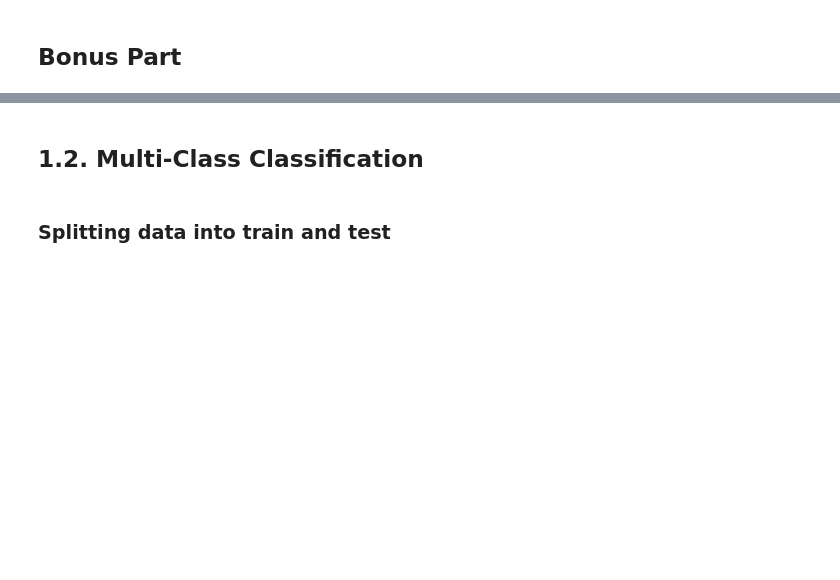
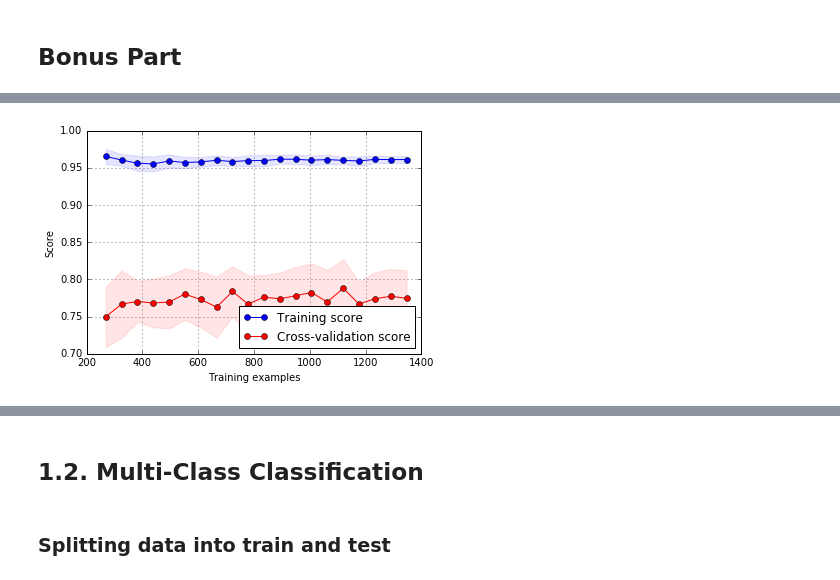
Before and after one commit to meryemmhamdi1/Gokcen_Meryem_Riyadh_ADA, a Jupyter notebook: 04 - Applied ML/HW4.ipynb, the cells around one changed output, grey strips where cells are left out. Saved outputs shown, nothing was run; the diff lists cells and outputs as text; code cells hidden in the pictures; blank space fills up the shorter version.

```diff
--- a/04 - Applied ML/HW4.ipynb
+++ b/04 - Applied ML/HW4.ipynb
@@ -327 +371,6 @@ plot_learning_curve(estimator,X,y_binary)
+# %%
+estimator = RandomForestClassifier(n_estimators = 6, max_features = 10)
+plot_learning_curve(estimator,X,y_binary)
+# %% [output]
+[figure, added]
 # %%
```
Also changed, not shown: parts of 32 cells of this notebook, 1 other file.
